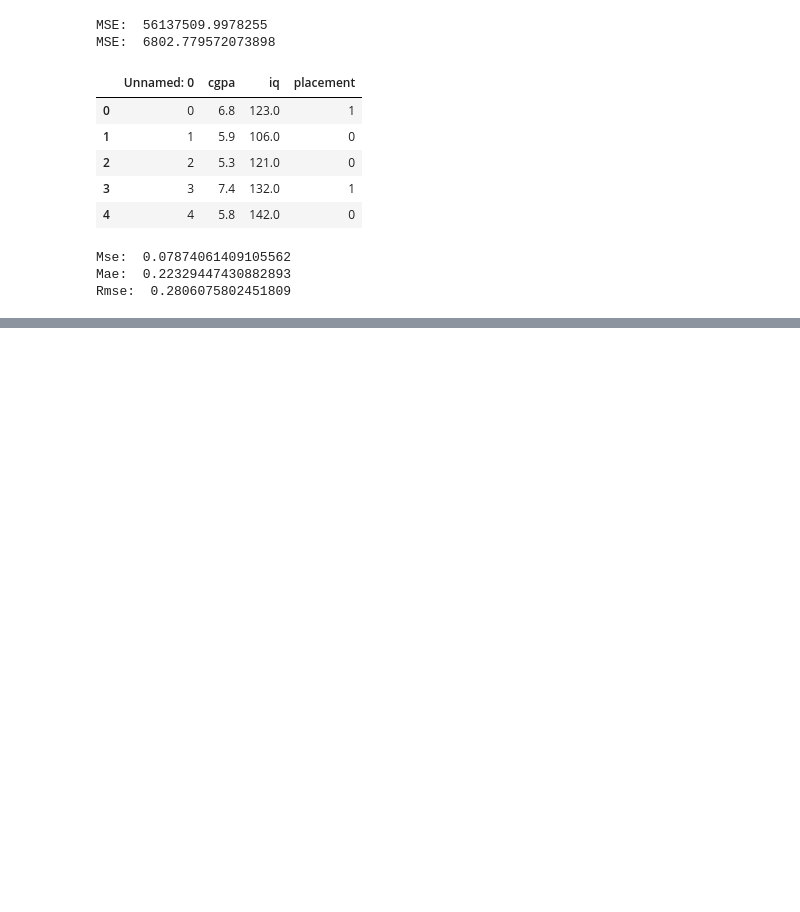
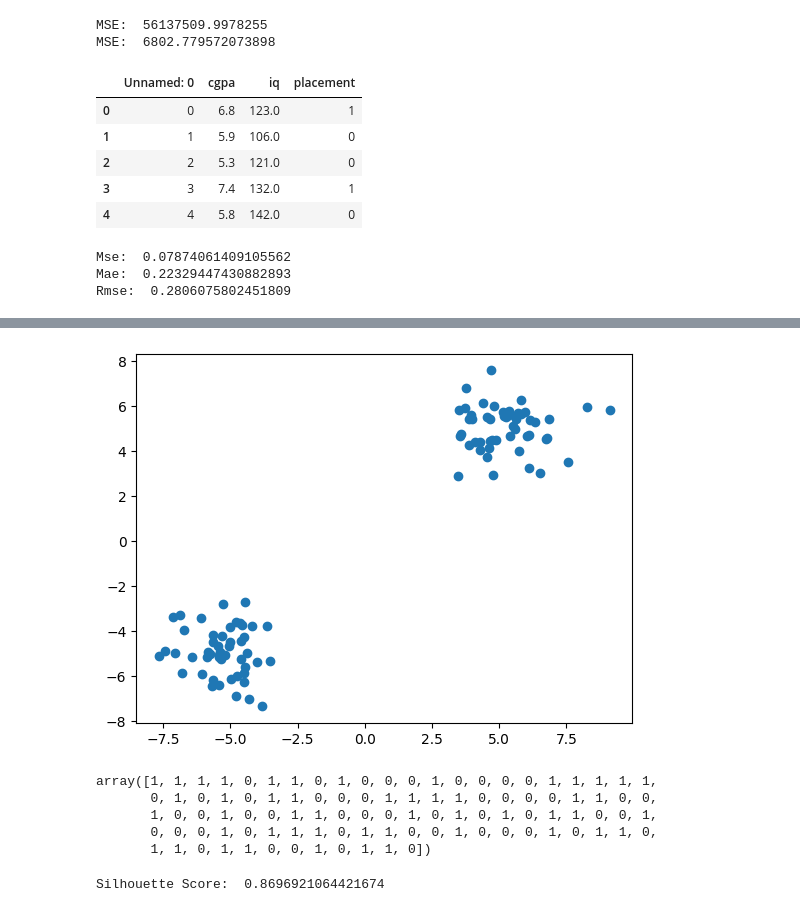
Before and after one commit to rahul03052003/ML, a Jupyter notebook: Untitled177.ipynb, the cells around one changed output, grey strips where cells are left out. Saved outputs shown, nothing was run; the diff lists cells and outputs as text; code cells hidden in the pictures; blank space fills up the shorter version.

```diff
--- a/Untitled177.ipynb
+++ b/Untitled177.ipynb
@@ -380,0 +410,10 @@ Rmse:  0.2806075802451809
+# %%
+centeroids=[(-5,-5),(5,5)]
+cluster_std=[1,1]
+# %%
+x,y=make_blobs(n_samples=100,cluster_std=cluster_std,centers=centeroids,n_features=2,random_state=2)
+# %%
+plt.scatter(x[:,0],x[:,1])
+plt.show()
+# %% [output]
+[figure, added]
@@ -380,0 +432,16 @@ Rmse:  0.2806075802451809
+# %%
+km=KMeans(n_clusters=2,max_iter=100)
+km.fit_predict(x)
+# %% [output]
+array([1, 1, 1, 1, 0, 1, 1, 0, 1, 0, 0, 0, 1, 0, 0, 0, 0, 1, 1, 1, 1, 1,
+       0, 1, 0, 1, 0, 1, 1, 0, 0, 0, 1, 1, 1, 1, 0, 0, 0, 0, 1, 1, 0, 0,
+       1, 0, 0, 1, 0, 0, 1, 1, 0, 0, 0, 1, 0, 1, 0, 1, 0, 1, 1, 0, 0, 1,
+       0, 0, 0, 1, 0, 1, 1, 1, 0, 1, 1, 0, 0, 1, 0, 0, 0, 1, 0, 1, 1, 0,
+       1, 1, 0, 1, 1, 0, 0, 1, 0, 1, 1, 0])
+# %%
+from sklearn.cluster import KMeans
+from sklearn.metrics import silhouette_score
+score=silhouette_score(x,y)
+print("Silhouette Score: ",score)
+# %% [output]
+Silhouette Score:  0.8696921064421674
```
Also changed, not shown: parts of 20 cells of this notebook.
